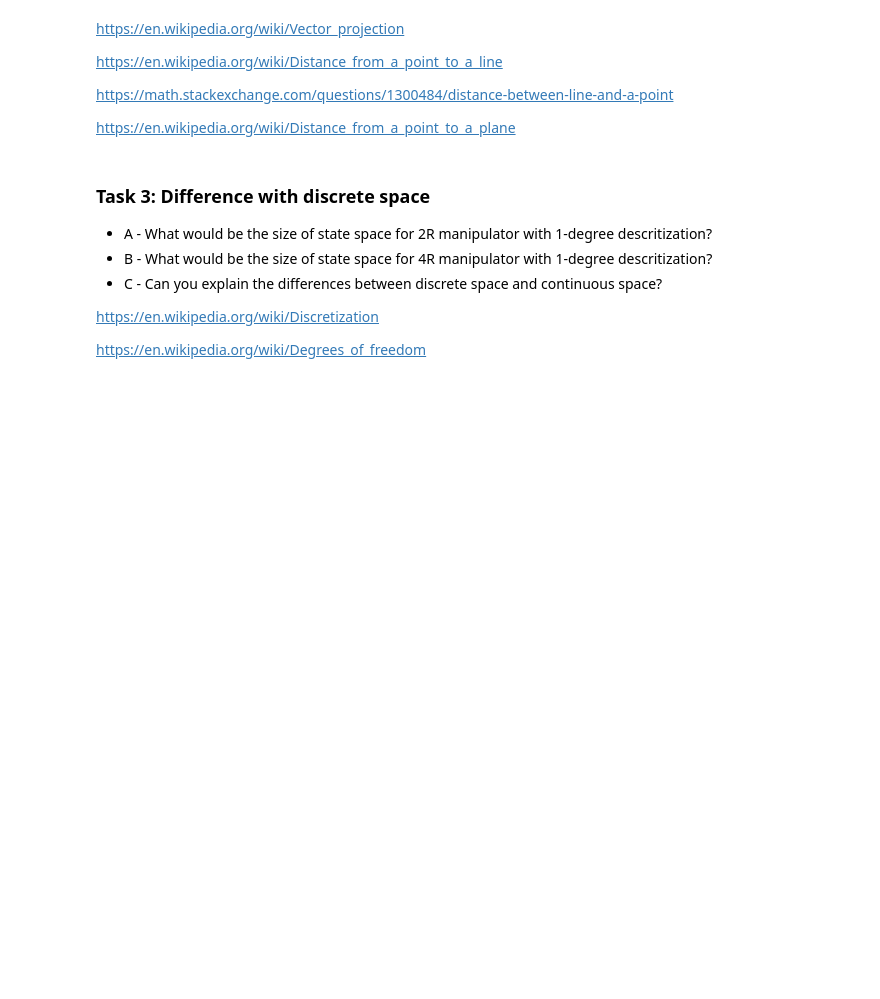
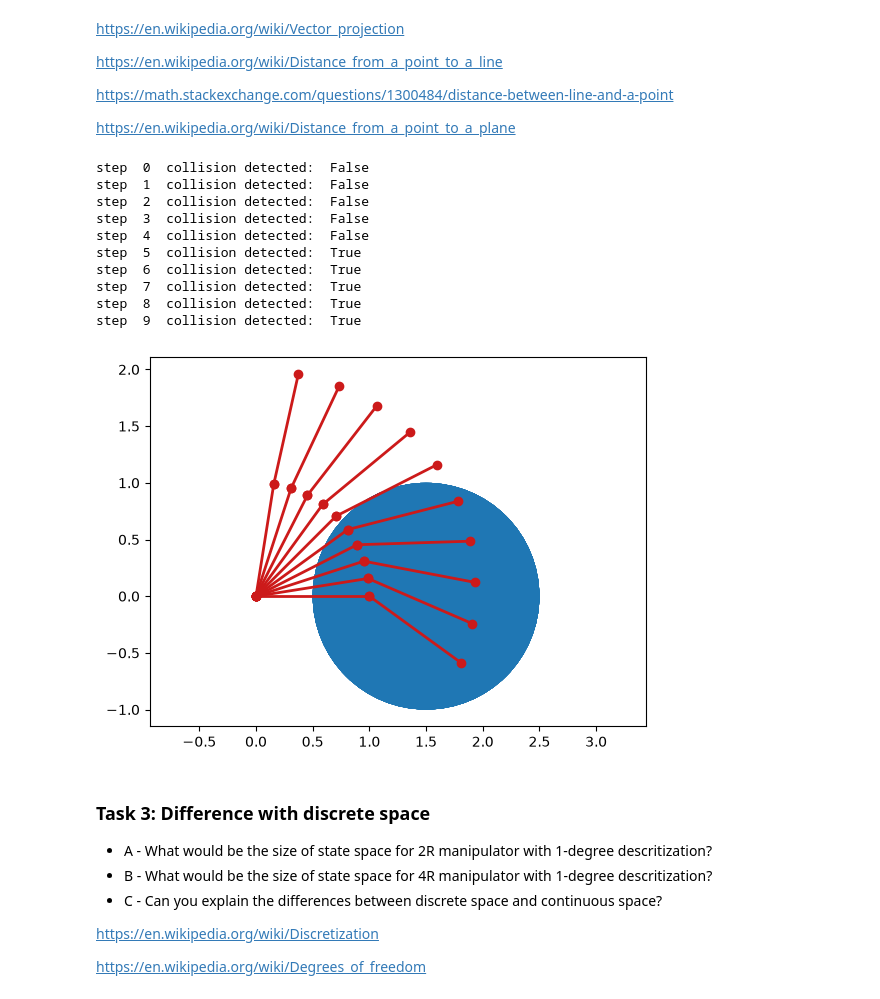
Before and after one commit to glebuben/planning-2026-T2, a Jupyter notebook: seminars/S2/seminar-2-sampling.ipynb, the cells around one changed output. Drawn from its saved outputs; the diff is of its cells as text; code cells hidden in the pictures; blank space fills up the shorter version.

```diff
--- a/seminars/S2/seminar-2-sampling.ipynb
+++ b/seminars/S2/seminar-2-sampling.ipynb
@@ -128,28 +153,73 @@ https://en.wikipedia.org/wiki/Distance_from_a_point_to_a_line
 https://math.stackexchange.com/questions/1300484/distance-between-line-and-a-point
 
 https://en.wikipedia.org/wiki/Distance_from_a_point_to_a_plane
+# %%
+def point_to_segment_distance(P, A, B):
+    P = np.asarray(P, dtype=float)
+    A = np.asarray(A, dtype=float)
+    B = np.asarray(B, dtype=float)
+
+    AB = B - A
+    AP = P - A
+
+    length_sq = np.dot(AB, AB)
+
+    # Handle zero-length segment
+    if length_sq == 0:
+        return np.linalg.norm(AP)
+
+    # Projection parameter
+    t = np.dot(AP, AB) / length_sq
+
+    # Clamp projection to segment
+    t = np.clip(t, 0, 1)
+
+    # Closest point on segment
+    Q = A + t * AB
+
+    return np.linalg.norm(P - Q)
 # %%
 def check_collision_2R(joints, obstacle):
     #TODO : return True if manipulator in collision, else False
     # A check joints collision
+    for joint in joints:
+        if check_collision(joint, obstacle):
+            return True
     return False
 
 def check_collision_2R_segment(joints, obstacle):
     #TODO : return True if manipulator in collision, else False
+    for j1, j2 in zip(joints[:-1], joints[0:]):
+        obstacle_center = obstacle[:-1]
+        d = point_to_segment_distance(obstacle_center, j1, j2)
+        if d <= obstacle[-1]:
+            return True
     # C(optional) check links collision (line between joints)
     return False
 # %%
 angles = np.array([np.pi/2,0]) # [angle1,angle2] in radians
 obstacle = [1.5,0,1] # [x,y,radius]
 velocity = np.array([-np.pi/20,-np.pi/50]) # [Vel_angle1,Vel_angle2] in radians
 for step in range(10):
     # TODO B: think how to avoid collision
     angles = angles+velocity
     joints = move_2R(angles)
     collision = check_collision_2R(joints,obstacle)
-    # collision = collision or check_collision_2R_segment(joints,obstacle)
+    collision = collision or check_collision_2R_segment(joints,obstacle)
     render_2R(joints,obstacle)
     print("step ",step," collision detected: ", collision)
+# %% [output]
+step  0  collision detected:  False
+step  1  collision detected:  False
+step  2  collision detected:  False
+step  3  collision detected:  False
+step  4  collision detected:  False
+step  5  collision detected:  True
+step  6  collision detected:  True
+step  7  collision detected:  True
+step  8  collision detected:  True
+step  9  collision detected:  True
+[figure, added]
 # %% [markdown]
 ### Task 3: Difference with discrete space
 * A - What would be the size of state space for 2R manipulator with 1-degree descritization?
```
Also changed, not shown: parts of 6 cells of this notebook.
